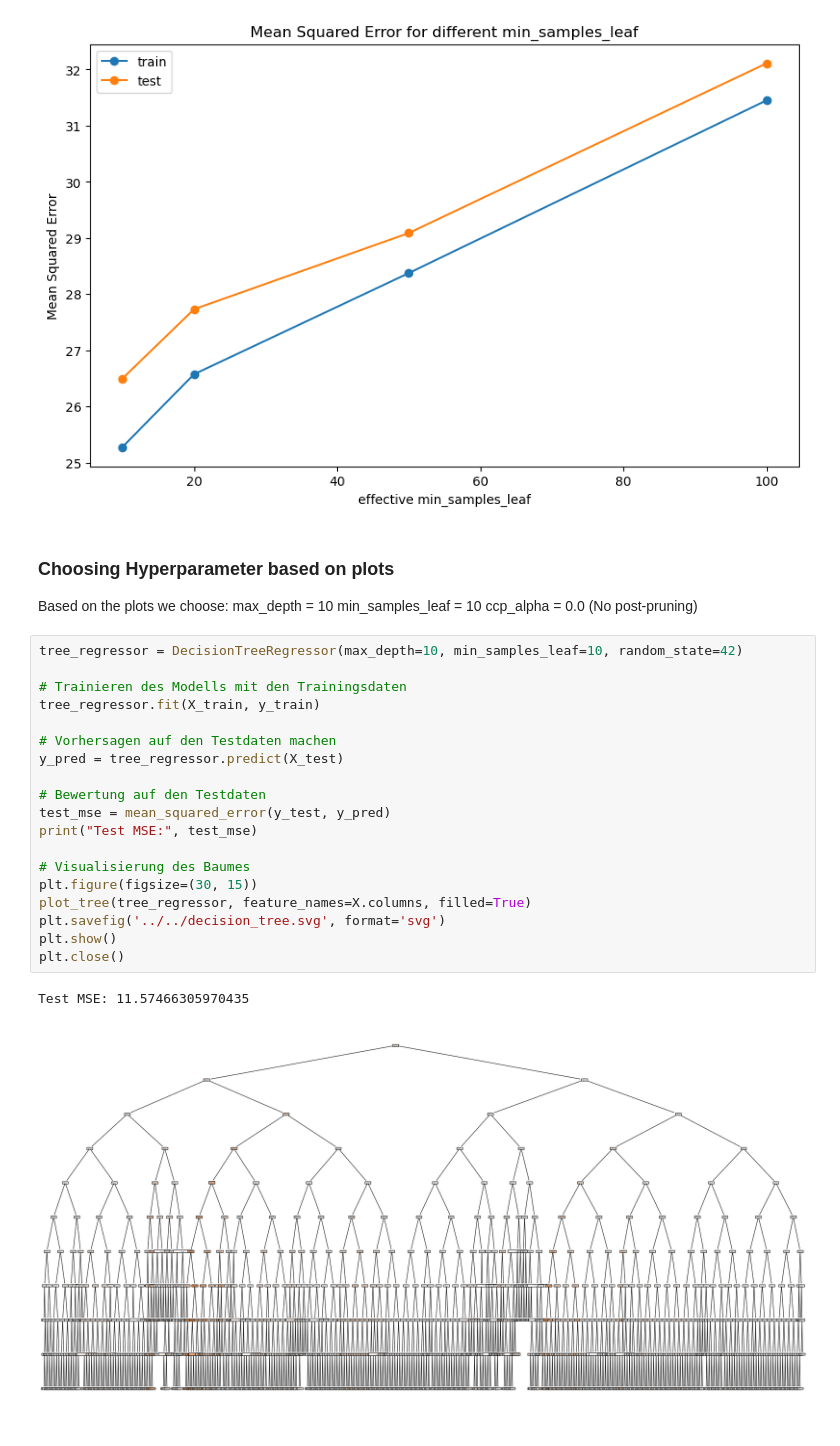
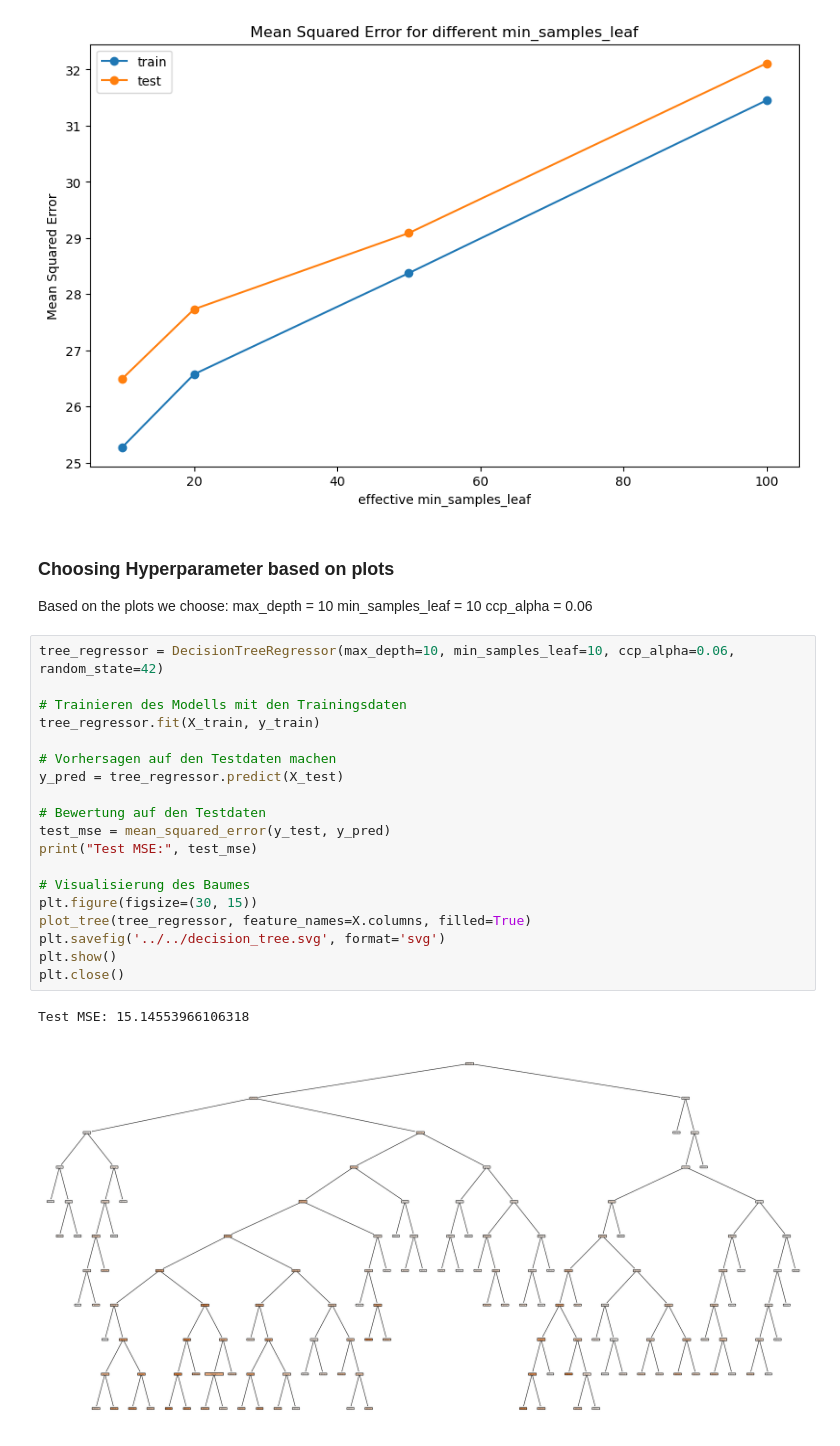
Before and after one commit to emitterl/AA-project-team-6, a Jupyter notebook: src/ML Model/ML_models.ipynb, the cells around one changed output. Saved outputs shown, nothing was run; the diff lists cells and outputs as text.

Commit message:
alpha = 0.06

```diff
--- a/src/ML Model/ML_models.ipynb
+++ b/src/ML Model/ML_models.ipynb
@@ -184,26 +184,26 @@ Stored 'model_df' (DataFrame)
 Based on the plots we choose:
 max_depth = 10
 min_samples_leaf = 10
-ccp_alpha = 0.0 (No post-pruning)
+ccp_alpha = 0.06
 # %%
-tree_regressor = DecisionTreeRegressor(max_depth=10, min_samples_leaf=10, random_state=42)
+tree_regressor = DecisionTreeRegressor(max_depth=10, min_samples_leaf=10, ccp_alpha=0.06, random_state=42)
 
 # Trainieren des Modells mit den Trainingsdaten
 tree_regressor.fit(X_train, y_train)
 
 # Vorhersagen auf den Testdaten machen
 y_pred = tree_regressor.predict(X_test)
 
 # Bewertung auf den Testdaten
 test_mse = mean_squared_error(y_test, y_pred)
 print("Test MSE:", test_mse)
 
 # Visualisierung des Baumes
 plt.figure(figsize=(30, 15))
 plot_tree(tree_regressor, feature_names=X.columns, filled=True)
 plt.savefig('../../decision_tree.svg', format='svg')
 plt.show()
 plt.close()
 # %% [output]
-Test MSE: 11.57466305970435
+Test MSE: 15.14553966106318
-[figure, old version]
+[figure, new version]
```
Also changed, not shown: 1 other file.
